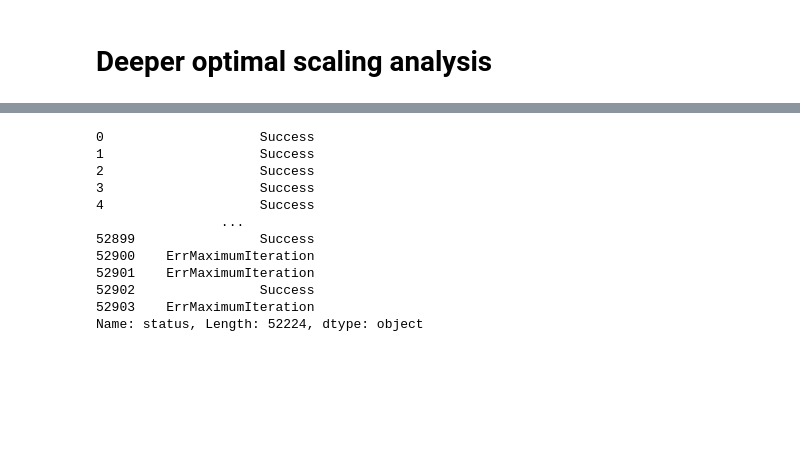
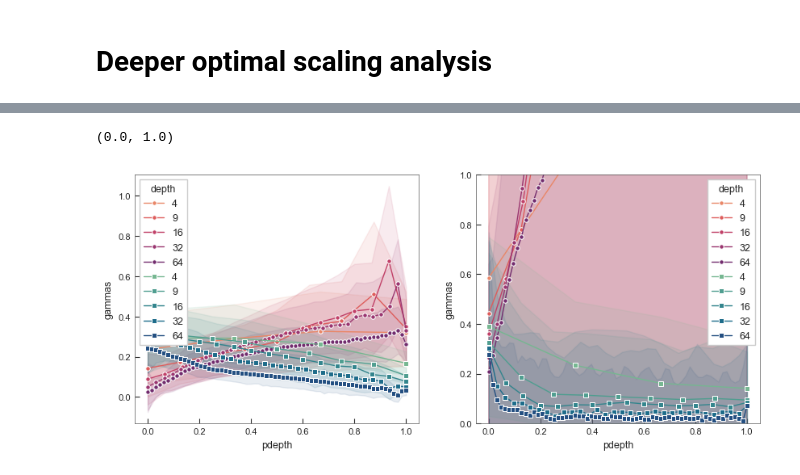
Before and after one commit to dbucher97/fast-qaoa-c, a Jupyter notebook: notebooks/eval/int_analysis.ipynb, the cells around one changed output, grey strips where cells are left out. Drawn from its saved outputs; the diff is of its cells as text; code cells hidden in the pictures; blank space fills up the shorter version.

```diff
--- a/notebooks/eval/int_analysis.ipynb
+++ b/notebooks/eval/int_analysis.ipynb
@@ -308,0 +340,6 @@ plt.savefig("plots/int_clops.pdf", bbox_inches="tight", transparent=True)
+# %%
+df2["tot_iterations"] = df2.groupby(["n_qubits", "problem_id", "qaoa"]).iterations.cumsum()
+
+df2["it_clops"] = df2.clops * df2.iterations
+
+df2["tot_it_clops"] = df2.groupby(["n_qubits", "problem_id", "qaoa"]).it_clops.cumsum()
@@ -500,15 +480,27 @@ plt.plot(np.array(list(df.query("qaoa == 'masked_cost' and n_qubits == 10 and de
 # %%
 df2.status
-# %% [output]
-0                    Success
-1                    Success
-2                    Success
-3                    Success
-4                    Success
-                ...
-52899                Success
-52900    ErrMaximumIteration
-52901    ErrMaximumIteration
-52902                Success
-52903    ErrMaximumIteration
-Name: status, Length: 52224, dtype: object
+# %%
+fig, ax = plt.subplots(1, 2, figsize=(10, 4))
+
+dfx = df2[["problem_id", "n_qubits", "depth", "qaoa", "betas", "gammas"]].copy()
+
+dfx["pdepth"] = dfx.depth.transform(lambda d: np.linspace(0, 1, d))
+
+dfx = dfx.explode(column=["betas", "gammas", "pdepth"])
+
+depths = [4, 9, 16, 32, 64]
+
+dfx = dfx.query("depth in @depths")
+
+sns.lineplot(dfx.query("qaoa == 'masked_cost'"), ax=ax[0], x="pdepth", y="gammas", hue="depth", palette=sns.color_palette("flare", len(depths)), marker="o", markersize=4, errorbar="sd", err_kws={"alpha": 0.1})
+sns.lineplot(dfx.query("qaoa == 'masked_cost'"), ax=ax[0], x="pdepth", y="betas", hue="depth", palette=sns.color_palette("crest", len(depths)), marker="s", markersize=4, errorbar="sd", err_kws={"alpha": 0.1})
+
+sns.lineplot(dfx.query("qaoa == 'quad_penalty_cost'"), ax=ax[1], x="pdepth", y="gammas", hue="depth", palette=sns.color_palette("flare", len(depths)), marker="o", markersize=4, errorbar="sd", err_kws={"alpha": 0.1})
+sns.lineplot(dfx.query("qaoa == 'quad_penalty_cost'"), ax=ax[1], x="pdepth", y="betas", hue="depth", palette=sns.color_palette("crest", len(depths)), marker="s", markersize=4, errorbar="sd", err_kws={"alpha": 0.1})
+
+ax[1].set_ylim((0, 1))
+
+# sns.lineplot(dfx.query("and n_qubits == 16 and qaoa == 'masked_cost'"), x="pdepth", y="gammas")
+# %% [output]
+(0.0, 1.0)
+[figure, added]
```
Also changed, not shown: parts of 17 cells of this notebook, 26 other files.
